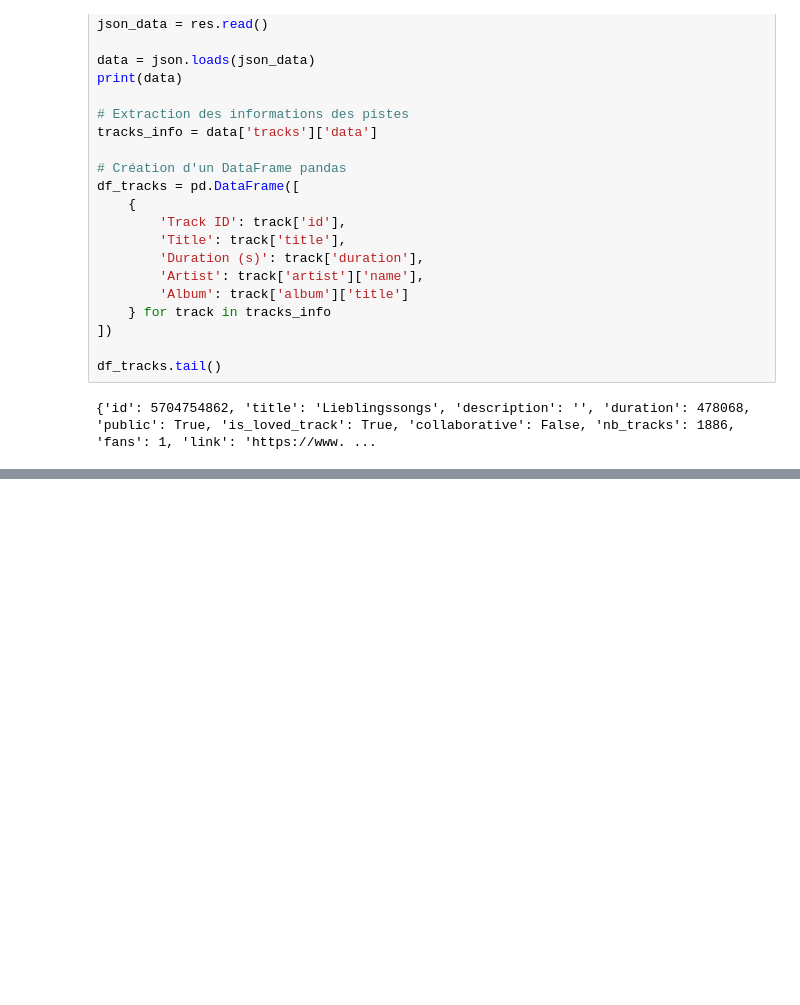
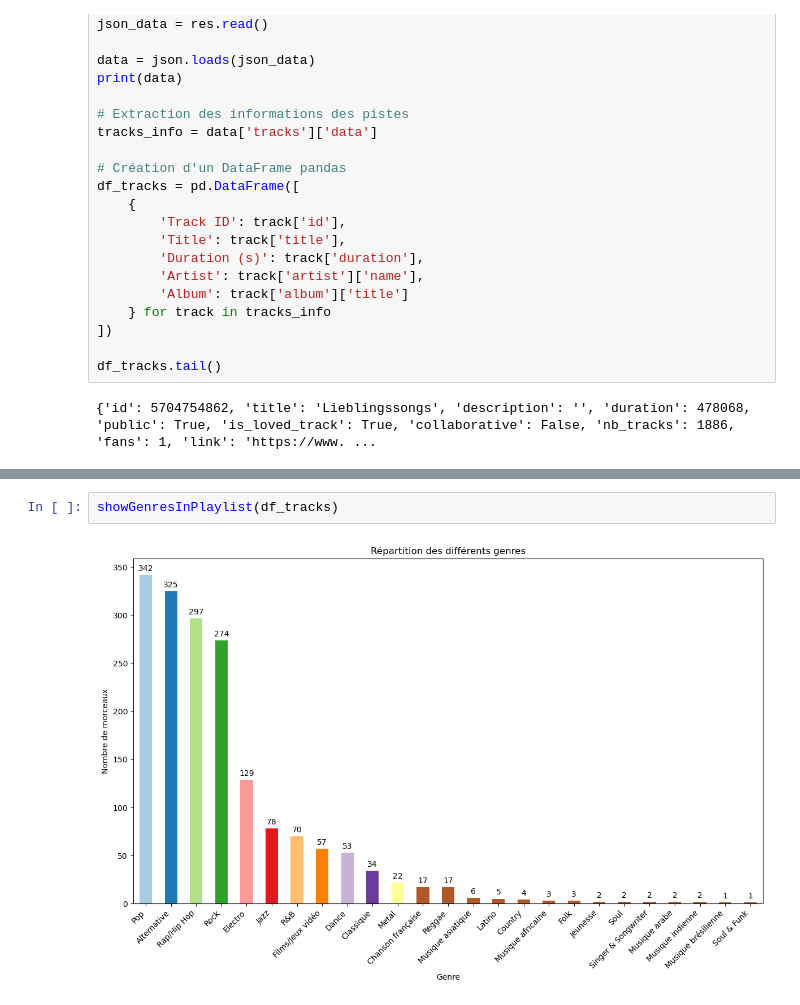
Before and after one commit to Louis-02-ESILV/HomeAssistant, a Jupyter notebook: deezer_history.ipynb, the cells around one changed output, grey strips where cells are left out. Drawn from its saved outputs; the diff is of its cells as text; blank space fills up the shorter version.

```diff
--- a/deezer_history.ipynb
+++ b/deezer_history.ipynb
@@ -37,0 +126,4 @@ df_tracks.tail()
+# %%
+showGenresInPlaylist(df_tracks)
+# %% [output]
+[figure, added]
```
Also changed, not shown: parts of 3 cells of this notebook.
